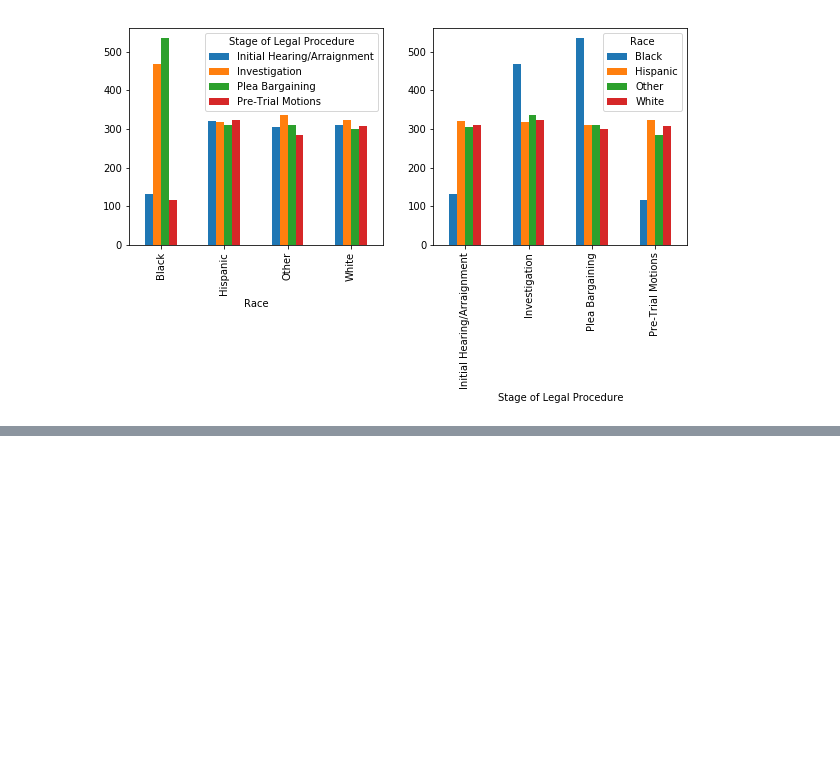
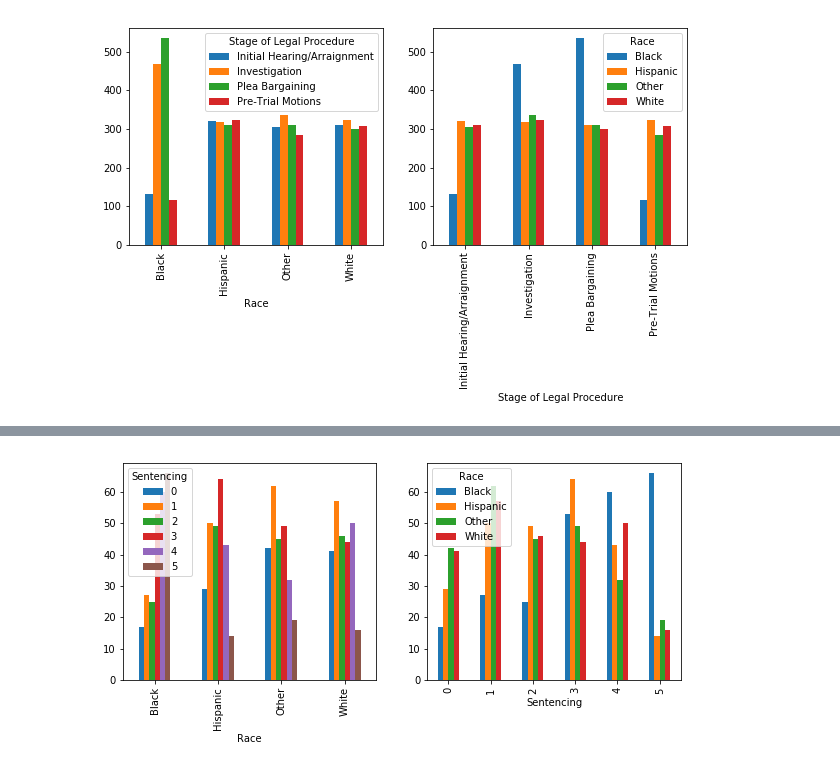
Before and after one commit to Call-for-Code-for-Racial-Justice/bias-detection-engine, a Jupyter notebook: notebooks/judicial_bias.ipynb, the cells around one changed output, grey strips where cells are left out. Drawn from its saved outputs; the diff is of its cells as text; code cells hidden in the pictures; blank space fills up the shorter version.

```diff
--- a/notebooks/judicial_bias.ipynb
+++ b/notebooks/judicial_bias.ipynb
@@ -217,0 +226,4 @@ plt.show()
+# %%
+df = pd.read_csv("data/weighted_random_df_v0.2.csv", usecols=[1,2,3,4,5,6,7,8])
+df2 = df.groupby(['Race','Sentencing']).size().reset_index(name="Count")
+df2
@@ -217,0 +248,13 @@ plt.show()
+# %%
+df3 = pd.pivot_table(df2,  values='Count',  columns=['Sentencing'],  index = "Race",
+                         aggfunc=np.sum,  fill_value=0)
+df4 = pd.pivot_table(df2,  values='Count',  columns=['Race'],  index = "Sentencing",
+                         aggfunc=np.sum,  fill_value=0)
+
+fig, ax = plt.subplots(1,2, figsize=(10,4))
+df3.plot(kind="bar", ax=ax[0])
+df4.plot(kind="bar", ax=ax[1])
+
+plt.show()
+# %% [output]
+[figure, added]
```
Also changed, not shown: parts of 13 cells of this notebook.
